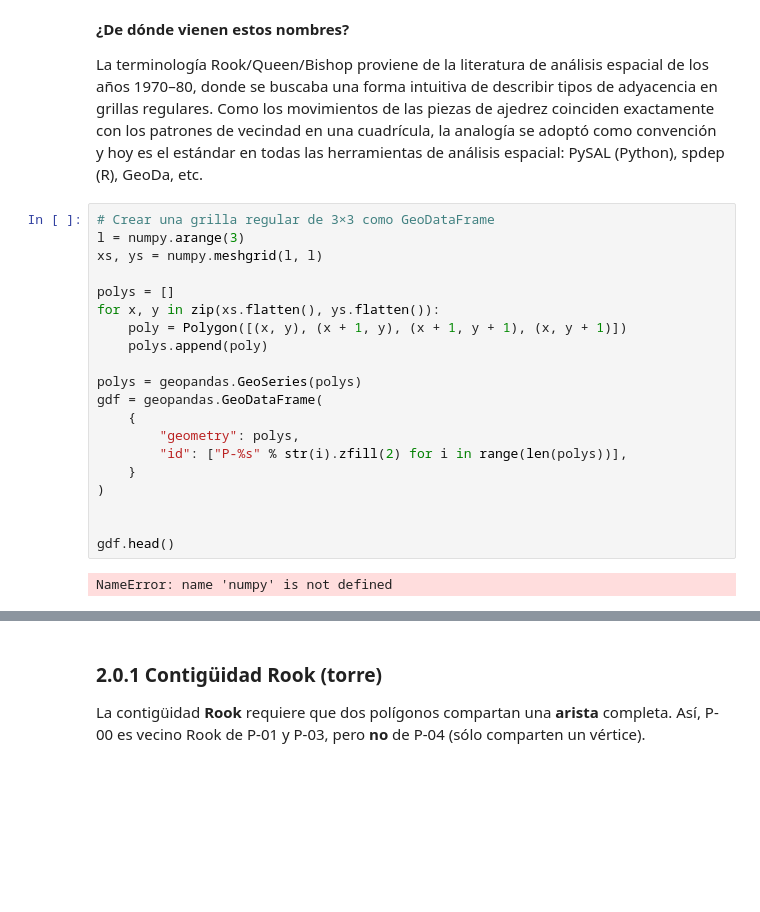
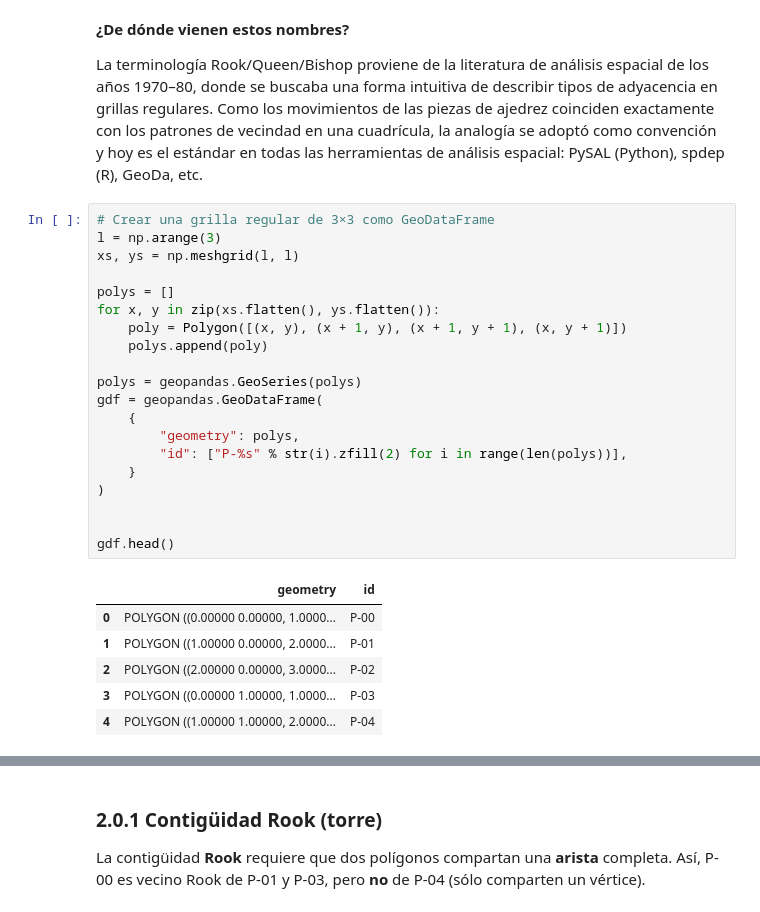
Before and after one commit to daniopitz/geodata, a Jupyter notebook: 02_pesos_espaciales.ipynb, the cells around one changed output, grey strips where cells are left out. Saved outputs shown, nothing was run; the diff lists cells and outputs as text; blank space fills up the shorter version.

```diff
--- a/02_pesos_espaciales.ipynb
+++ b/02_pesos_espaciales.ipynb
@@ -58,26 +56,31 @@ Empecemos creando una grilla regular de 3×3 para visualizar estos conceptos:
 La terminología Rook/Queen/Bishop proviene de la literatura de análisis espacial de los años 1970–80, donde se buscaba una forma intuitiva de describir tipos de adyacencia en grillas regulares. Como los movimientos de las piezas de ajedrez coinciden exactamente con los patrones de vecindad en una cuadrícula, la analogía se adoptó como convención y hoy es el estándar en todas las herramientas de análisis espacial: PySAL (Python), spdep (R), GeoDa, etc.
 # %%
 # Crear una grilla regular de 3×3 como GeoDataFrame
-l = numpy.arange(3)
-xs, ys = numpy.meshgrid(l, l)
+l = np.arange(3)
+xs, ys = np.meshgrid(l, l)
 
 polys = []
 for x, y in zip(xs.flatten(), ys.flatten()):
     poly = Polygon([(x, y), (x + 1, y), (x + 1, y + 1), (x, y + 1)])
     polys.append(poly)
 
 polys = geopandas.GeoSeries(polys)
 gdf = geopandas.GeoDataFrame(
     {
         "geometry": polys,
         "id": ["P-%s" % str(i).zfill(2) for i in range(len(polys))],
     }
 )
 
 
 gdf.head()
 # %% [output]
-NameError: name 'numpy' is not defined
+|  | geometry | id |
+| 0 | POLYGON ((0.00000 0.00000, 1.0000... | P-00 |
+| 1 | POLYGON ((1.00000 0.00000, 2.0000... | P-01 |
+| 2 | POLYGON ((2.00000 0.00000, 3.0000... | P-02 |
+| 3 | POLYGON ((0.00000 1.00000, 1.0000... | P-03 |
+| 4 | POLYGON ((1.00000 1.00000, 2.0000... | P-04 |
 # %%
 # Visualizar la grilla con etiquetas
 ax = gdf.plot(facecolor="w", edgecolor="k")
```
Also changed, not shown: parts of 4 cells of this notebook.
